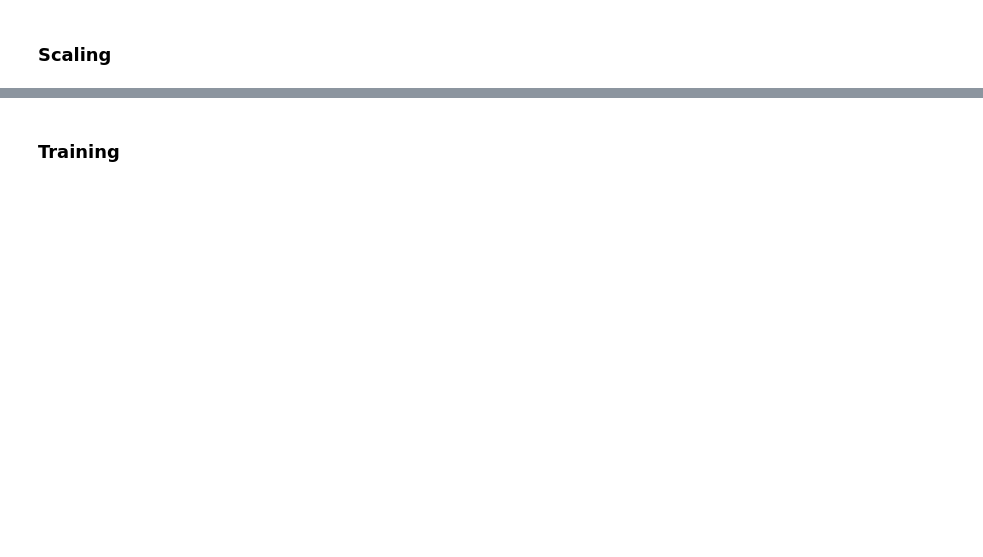
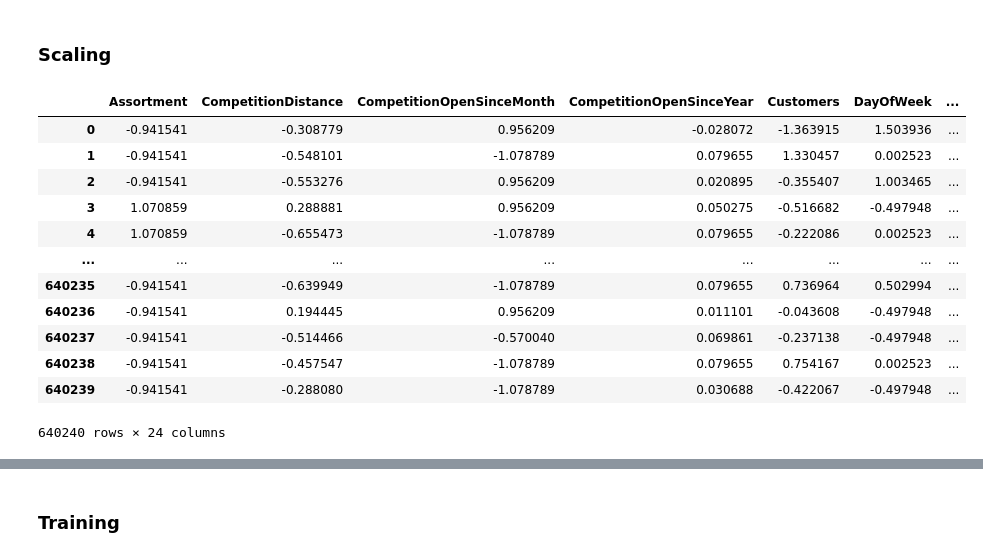
Before and after one commit to jrpespinas/sales-prediction, a Jupyter notebook: experiments/Experiment.ipynb, the cells around one changed output, grey strips where cells are left out. Cells and saved outputs as stored; diff of their text form; code cells hidden in the pictures; blank space fills up the shorter version.

```diff
--- a/experiments/Experiment.ipynb
+++ b/experiments/Experiment.ipynb
@@ -4,8 +4,8 @@ print(pd.__version__)
 # %% [output]
 2.0.0
 # %%
-store_df = pd.read_csv('data/store.csv')
-train_df = pd.read_csv('data/train.csv')
+store_df = pd.read_csv('../data_store/store.csv')
+train_df = pd.read_csv('../data_store/train.csv')
 # %%
 train_df
 # %% [output]
@@ -502,6 +502,7 @@ But before we dive into modelling, let us first split the dataset into the train
 !pip install scikit-learn
 from sklearn.model_selection import train_test_split
 
+df = df.reindex(sorted(df.columns), axis=1)
 X = df.drop(columns='Sales')
 y = df[['Sales']]
 X_train, X_test, y_train, y_test = train_test_split(X, y, test_size=0.3, random_state=7)
@@ -524,3 +523,19 @@ from sklearn.preprocessing import StandardScaler
 scaler = StandardScaler()
 X_train = pd.DataFrame(scaler.fit_transform(X_train), columns=X.columns)
 X_test = pd.DataFrame(scaler.transform(X_test), columns=X.columns)
+# %%
+X_train
+# %% [output]
+|  | Assortment | CompetitionDistance | CompetitionOpenSinceMonth | CompetitionOpenSinceYear | Customers | DayOfWeek | ... |
+| 0 | -0.941541 | -0.308779 | 0.956209 | -0.028072 | -1.363915 | 1.503936 | ... |
+| 1 | -0.941541 | -0.548101 | -1.078789 | 0.079655 | 1.330457 | 0.002523 | ... |
+| 2 | -0.941541 | -0.553276 | 0.956209 | 0.020895 | -0.355407 | 1.003465 | ... |
+| 3 | 1.070859 | 0.288881 | 0.956209 | 0.050275 | -0.516682 | -0.497948 | ... |
+| 4 | 1.070859 | -0.655473 | -1.078789 | 0.079655 | -0.222086 | 0.002523 | ... |
+| ... | ... | ... | ... | ... | ... | ... | ... |
+| 640235 | -0.941541 | -0.639949 | -1.078789 | 0.079655 | 0.736964 | 0.502994 | ... |
+| 640236 | -0.941541 | 0.194445 | 0.956209 | 0.011101 | -0.043608 | -0.497948 | ... |
+| 640237 | -0.941541 | -0.514466 | -0.570040 | 0.069861 | -0.237138 | -0.497948 | ... |
+| 640238 | -0.941541 | -0.457547 | -1.078789 | 0.079655 | 0.754167 | 0.002523 | ... |
+| 640239 | -0.941541 | -0.288080 | -1.078789 | 0.030688 | -0.422067 | -0.497948 | ... |
+640240 rows × 24 columns
```
Also changed, not shown: parts of 18 cells of this notebook.
